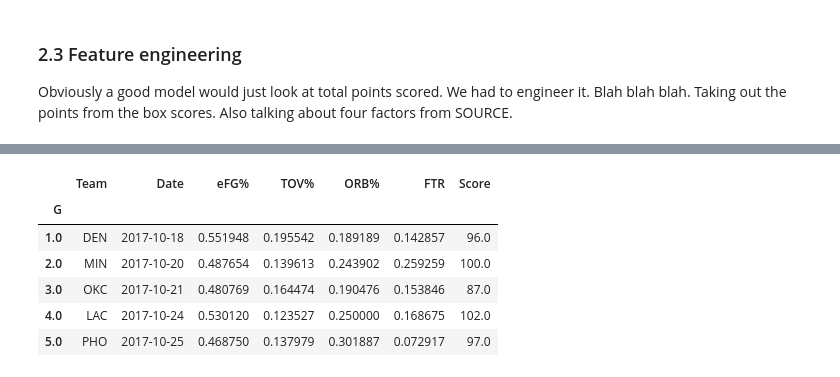
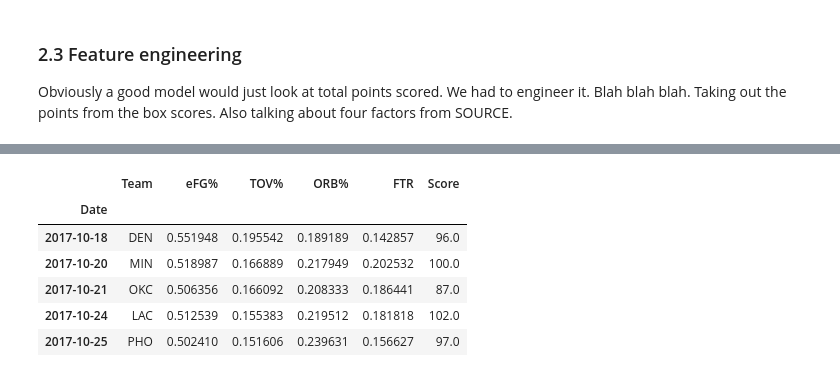
Before and after one commit to zachjoachim7/Volume3PortfolioProject, a Jupyter notebook: Volume 3 Portfolio Project Data Cleaning.ipynb, the cells around one changed output, grey strips where cells are left out. Drawn from its saved outputs; the diff is of its cells as text; code cells hidden in the pictures.

```diff
--- a/Volume 3 Portfolio Project Data Cleaning.ipynb
+++ b/Volume 3 Portfolio Project Data Cleaning.ipynb
@@ -30,10 +31,14 @@ team_data.drop('Unnamed: 0', axis=1, inplace=True)
 team_data.fillna(value={'H/A': 'vs'}, inplace=True)
 team_data.dropna(inplace=True)
 team_data.rename(columns={'Tm': 'Team Score', 'Opp.1': 'Opp Score'}, inplace=True)
-# team_data.loc[team_data['H/A'] == '@', 'H/A'] = 0
-# team_data.loc[team_data['H/A'] == 'vs', 'H/A'] = 1
-# team_data.loc[team_data['W/L'] == 'L', 'W/L'] = 0
-# team_data.loc[team_data['W/L'] == 'W', 'W/L'] = 1
+team_data["FG_cum"] = team_data["FG"].cumsum()
+team_data["3P_cum"] = team_data["3P"].cumsum()
+team_data["FGA_cum"] = team_data["FGA"].cumsum()
+team_data['TOV_cum'] = team_data['TOV'].cumsum()
+team_data['FTA_cum'] = team_data['FTA'].cumsum()
+team_data['ORB_cum'] = team_data['ORB'].cumsum()
+team_data['TRB_cum'] = team_data['TRB'].cumsum()
+team_data['FT_cum'] = team_data['FT'].cumsum()
 team_data.head()
 # %% [output]
 |  | Date | H/A | Opp | W/L | Team Score | Opp Score | FG | FGA | FG% | 3P | ... |
@@ -50,6 +55,14 @@ opp_data.drop('Unnamed: 0', axis=1, inplace=True)
 opp_data.fillna(value={'H/A': 'vs'}, inplace=True)
 opp_data.dropna(inplace=True)
 opp_data.rename(columns={'Tm': 'Team Score', 'Opp.1': 'Opp Score'}, inplace=True)
+opp_data["FG_cum"] = opp_data["FG"].cumsum()
+opp_data["3P_cum"] = opp_data["3P"].cumsum()
+opp_data["FGA_cum"] = opp_data["FGA"].cumsum()
+opp_data['TOV_cum'] = opp_data['TOV'].cumsum()
+opp_data['FTA_cum'] = opp_data['FTA'].cumsum()
+opp_data['ORB_cum'] = opp_data['ORB'].cumsum()
+opp_data['TRB_cum'] = opp_data['TRB'].cumsum()
+opp_data['FT_cum'] = opp_data['FT'].cumsum()
 opp_data.head()
 # %% [output]
 |  | Date | H/A | Opp | W/L | Team Score | Opp Score | FG | FGA | FG% | 3P | ... |
@@ -98,25 +108,25 @@ team_four_factors.tail()
 # %%
 opp_four_factors = pd.DataFrame({'Team':[],
                                  'Date':[],
                                  'eFG%':[],
                                  'TOV%':[],
                                  'ORB%':[],
                                  'FTR':[],})
 
 opp_four_factors['Team'] = opp_data['Opp']
 opp_four_factors['Date'] = opp_data['Date']
-opp_four_factors['eFG%'] = (opp_data['FG'] + 0.5 * opp_data['3P']) / opp_data['FGA']
-opp_four_factors['TOV%'] = opp_data['TOV'] / (opp_data['FGA'] + 0.44 * opp_data['FTA'] + opp_data['TOV'])
-opp_four_factors['ORB%'] = opp_data['ORB'] / (opp_data['ORB'] + (team_data['TRB'] - team_data['ORB']))
-opp_four_factors['FTR'] = opp_data['FT'] / opp_data['FGA']
+opp_four_factors['eFG%'] = (opp_data['FG_cum'] + 0.5 * opp_data['3P_cum']) / opp_data['FGA_cum']
+opp_four_factors['TOV%'] = opp_data['TOV_cum'] / (opp_data['FGA_cum'] + 0.44 * opp_data['FTA_cum'] + opp_data['TOV_cum'])
+opp_four_factors['ORB%'] = opp_data['ORB_cum'] / (opp_data['ORB_cum'] + (team_data['TRB_cum'] - team_data['ORB_cum']))
+opp_four_factors['FTR'] = opp_data['FT_cum'] / opp_data['FGA_cum']
 opp_four_factors['Score'] = opp_data['Opp Score']
-# opp_four_factors.set_index(opp_four_factors['Date'].astype(str) + '_' + team_four_factors['Team'] + '_' + opp_data['Opp'], inplace=True)
+opp_four_factors.set_index('Date', inplace=True)
 opp_four_factors.head()
 # %% [output]
-|  | Team | Date | eFG% | TOV% | ORB% | FTR | Score |
-| G |  |  |  |  |  |  |  |
-| 1.0 | DEN | 2017-10-18 | 0.551948 | 0.195542 | 0.189189 | 0.142857 | 96.0 |
-| 2.0 | MIN | 2017-10-20 | 0.487654 | 0.139613 | 0.243902 | 0.259259 | 100.0 |
-| 3.0 | OKC | 2017-10-21 | 0.480769 | 0.164474 | 0.190476 | 0.153846 | 87.0 |
-| 4.0 | LAC | 2017-10-24 | 0.530120 | 0.123527 | 0.250000 | 0.168675 | 102.0 |
-| 5.0 | PHO | 2017-10-25 | 0.468750 | 0.137979 | 0.301887 | 0.072917 | 97.0 |
+|  | Team | eFG% | TOV% | ORB% | FTR | Score |
+| Date |  |  |  |  |  |  |
+| 2017-10-18 | DEN | 0.551948 | 0.195542 | 0.189189 | 0.142857 | 96.0 |
+| 2017-10-20 | MIN | 0.518987 | 0.166889 | 0.217949 | 0.202532 | 100.0 |
+| 2017-10-21 | OKC | 0.506356 | 0.166092 | 0.208333 | 0.186441 | 87.0 |
+| 2017-10-24 | LAC | 0.512539 | 0.155383 | 0.219512 | 0.181818 | 102.0 |
+| 2017-10-25 | PHO | 0.502410 | 0.151606 | 0.239631 | 0.156627 | 97.0 |
```
Also changed, not shown: parts of 8 cells of this notebook.
